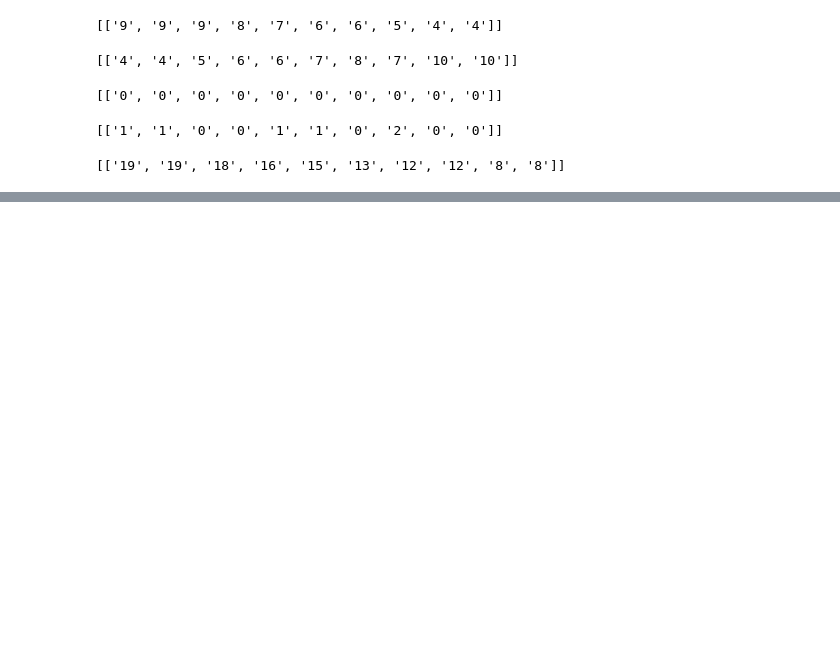
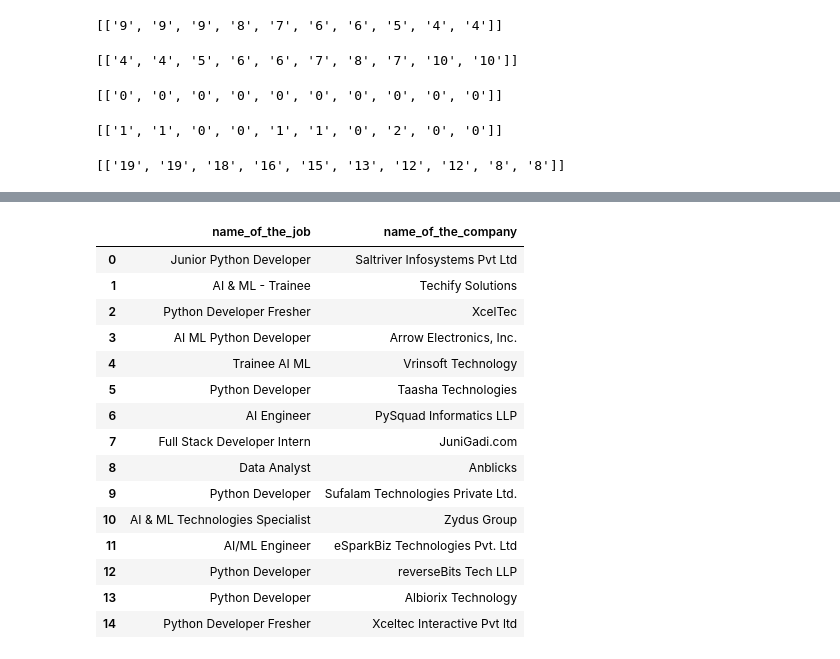
Before and after one commit to YashviD15/SEM-4-Python-2, a Jupyter notebook: T3.ipynb, the cells around one changed output, grey strips where cells are left out. Saved outputs shown, nothing was run; the diff lists cells and outputs as text; code cells hidden in the pictures; blank space fills up the shorter version.

```diff
--- a/T3.ipynb
+++ b/T3.ipynb
@@ -282,0 +712,13 @@ Pts
+# %%
+name_of_the_job=soup.find_all("a",class_="jcs-JobTitle css-1baag51 eu4oa1w0")
+n1=[]
+name_of_the_company=soup.find_all("div",class_="css-1afmp4o e37uo190")
+n2=[]
+c=soup.find_all("div",class_="css-1restlb eu4oa1w0")
+
+for i in name_of_the_job:
+    n1.append(i.text)
+for j in name_of_the_company:
+    n2.append(j.text)
+n1
+n2
@@ -282,0 +741,22 @@ Pts
+# %%
+import pandas as pd
+data={"name_of_the_job":n1,"name_of_the_company":n2}
+df=pd.DataFrame(data)
+df
+# %% [output]
+|  | name_of_the_job | name_of_the_company |
+| 0 | Junior Python Developer | Saltriver Infosystems Pvt Ltd |
+| 1 | AI & ML - Trainee | Techify Solutions |
+| 2 | Python Developer Fresher | XcelTec |
+| 3 | AI ML Python Developer | Arrow Electronics, Inc. |
+| 4 | Trainee AI ML | Vrinsoft Technology |
+| 5 | Python Developer | Taasha Technologies |
+| 6 | AI Engineer | PySquad Informatics LLP |
+| 7 | Full Stack Developer Intern | JuniGadi.com |
+| 8 | Data Analyst | Anblicks |
+| 9 | Python Developer | Sufalam Technologies Private Ltd. |
+| 10 | AI & ML Technologies Specialist | Zydus Group |
+| 11 | AI/ML Engineer | eSparkBiz Technologies Pvt. Ltd |
+| 12 | Python Developer | reverseBits Tech LLP |
+| 13 | Python Developer | Albiorix Technology |
+| 14 | Python Developer Fresher | Xceltec Interactive Pvt ltd |
```
Also changed, not shown: parts of 24 cells of this notebook, 15 other files.
